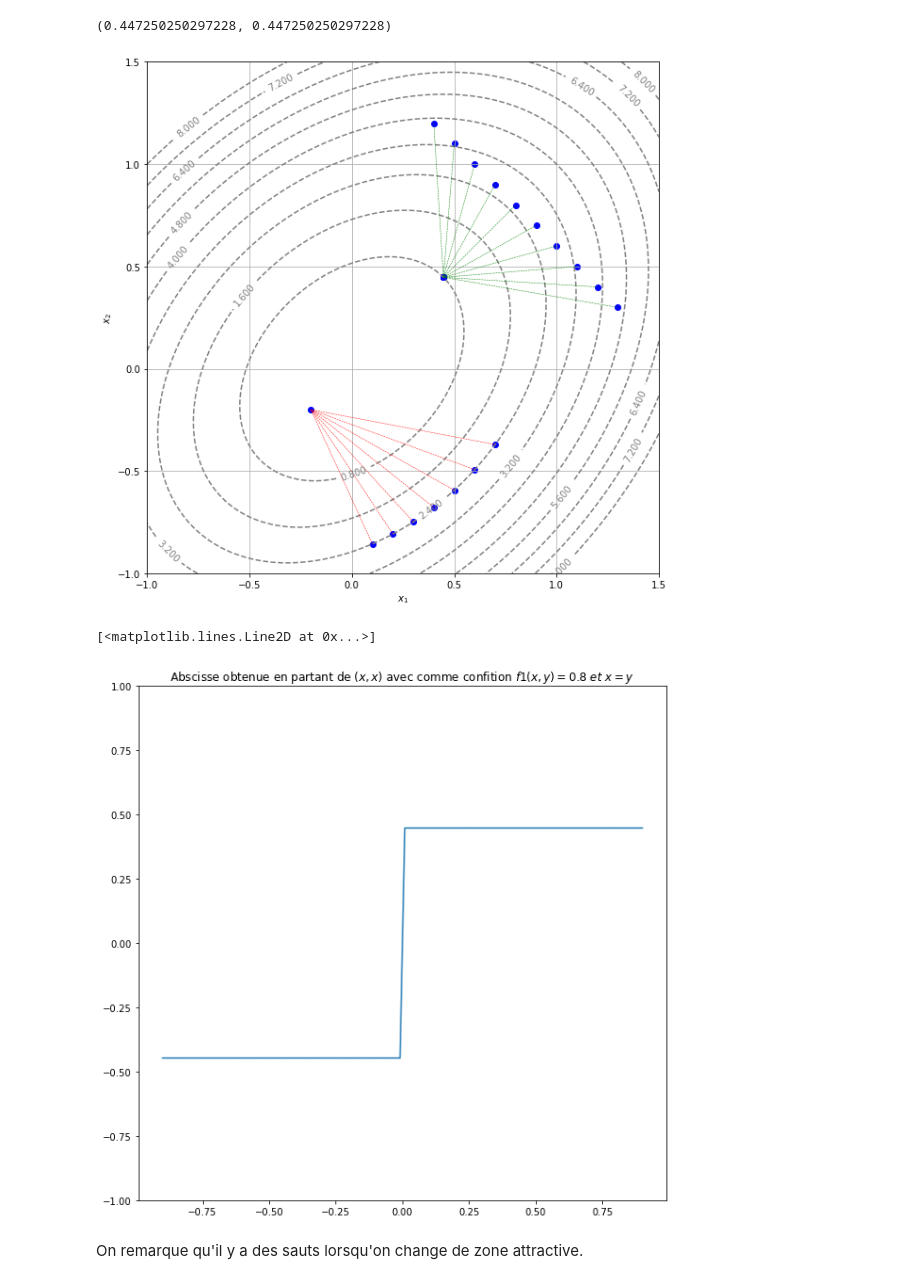
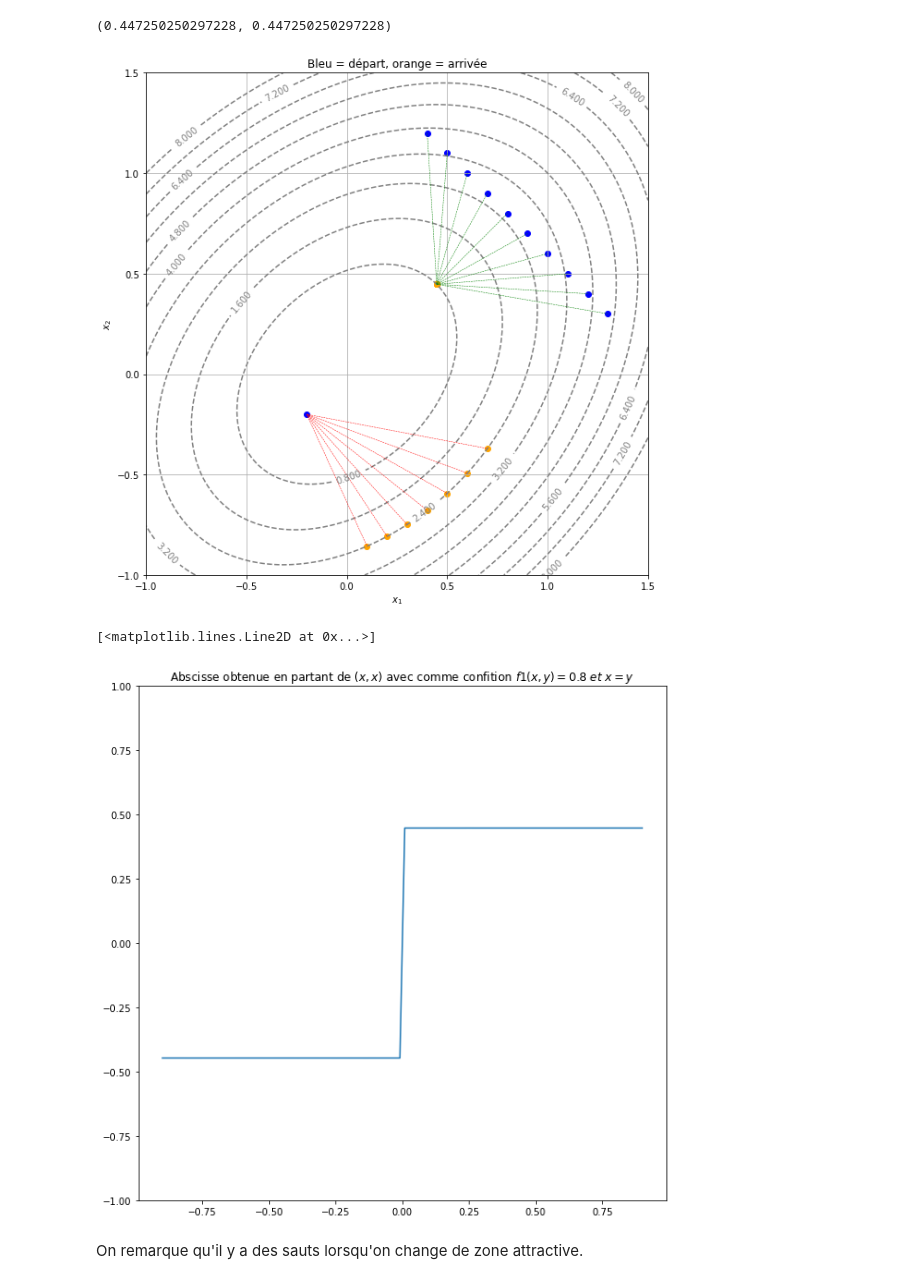
Before and after one commit to remymart/courbes-de-niveau, a Jupyter notebook: Courbes de niveau - Enoncé.ipynb, the cells around one changed output. Saved outputs shown, nothing was run; the diff lists cells and outputs as text; code cells hidden in the pictures.

```diff
--- a/Courbes de niveau - Enoncé.ipynb
+++ b/Courbes de niveau - Enoncé.ipynb
@@ -297,7 +314,8 @@ N=100
 eps=10**-2
 
 def Newton(F, x0, y0, eps=eps, N=N):
-    J_f=J(F)
+    """Calcule une approximation du point d'annulation de F fonction de R² -> R², à eps près, grâce à la methode de Newton en partant de x0,y0 et en effectuant moins de N étapes"""
+    J_f=J(F) #fonction Jacobienne
     for i in range(N):
         val=F(x0,y0)
         Jac=J_f(x0,y0)
@@ -325,51 +343,41 @@ display_contour(
     y=np.linspace(-1.0, 1.5, 100),
     levels=[0.8,1.6,2.4,3.2,4.0,4.8,5.6,6.4,7.2,8.0]
 )
 
+plt.title("Bleu = départ, orange = arrivée")
+
 def F(x,y):
         return np.array([f1(x,y) - 0.8, x - y])
-# on fait varier le point de départ pour le meme point attendu a l 'arrivée
+# on fait varier le point de départ pour le meme point attendu a l 'arrivée : tracé VERT
 for i in range(-5,5):
     x, y = Newton(F,0.8-i*0.1,0.8+i*0.1)
-    plt.scatter((x),(y), color = 'blue')
+    plt.scatter((x),(y), color = 'orange')
     plt.scatter((0.8-i*0.1), (0.8+i*0.1), color = 'blue')
     plt.plot((0.8-i*0.1,x), (0.8+i*0.1, y), color = "green", linestyle = 'dashed', linewidth = 0.5)
 
-# on part du meme point mais on change la deuxieme condition
+# on part du meme point mais on change la deuxieme condition : tracé ROUGE
 plt.scatter((-0.2),(-0.2), color = 'blue')
 for i in range(1,8):
     def F(x,y):
         return np.array([f1(x,y) - 2.4, x - i*0.1])
     x, y = Newton(F,-0.2,-0.2)
-    plt.scatter((x),(y), color = 'blue')
+    plt.scatter((x),(y), color = 'orange')
     plt.plot((-0.2,x), (-0.2, y), color = "red", linestyle = 'dashed', linewidth = 0.5)
 
 plt.show()
 
-
+#mise en évidence du phénomène de points attracteurs
 L=np.linspace(-0.9,0.9,100)
 F=np.zeros(L.size,dtype='float')
 for i in range(L.size):
     F[i]=Newton(ftest,L[i],L[i])[0]
 plt.figure()
 
 plt.title("Abscisse obtenue en partant de $(x,x)$ avec comme confition $f1(x,y)=0.8 \ et \ x=y$" )
 plt.ylim(-1,1)
 plt.plot(L,F)
-
-# def ftest2(x,y):
-#     return(np.array([f2(x,y)-0.5,x-y]))
-
-# L=np.linspace(0,2,100)
-# F=np.zeros(L.size,dtype='float')
-# for i in range(L.size):
-#     F[i]=Newton(ftest2,L[i],L[i])[0]
-# plt.figure()
-# plt.title("Abscisse obtenue en partant de $(x,x)$ avec comme confition $f2(x,y)=0.5 \ et \ x=y$" )
-# plt.ylim(0,2)
-# plt.plot(L,F)
 # %% [output]
-[figure, old version]
+[figure, new version]
 [<matplotlib.lines.Line2D at 0x...>]
 [figure]
 # %% [markdown]
```
Also changed, not shown: parts of 14 cells of this notebook.
